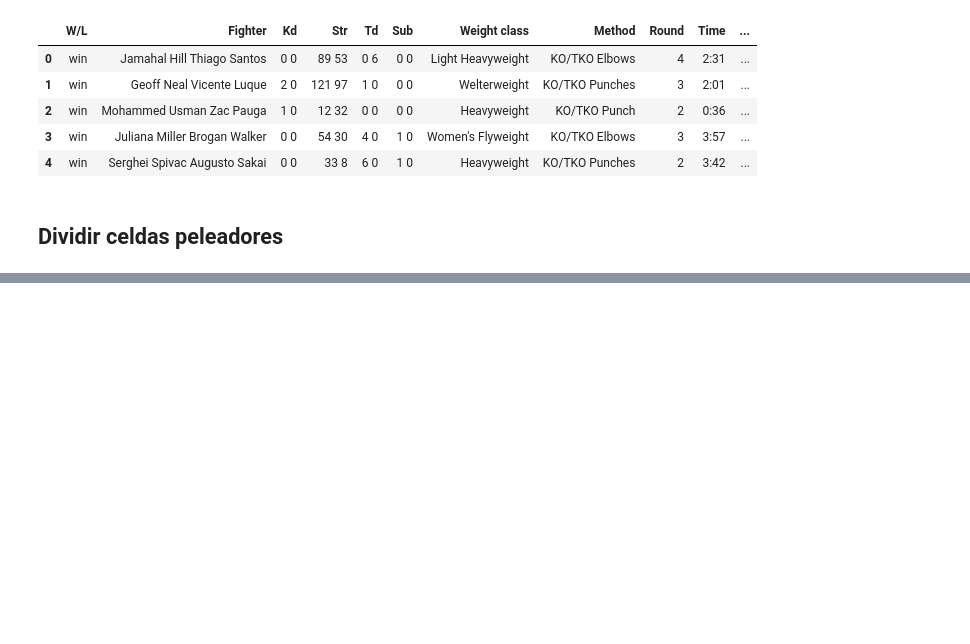
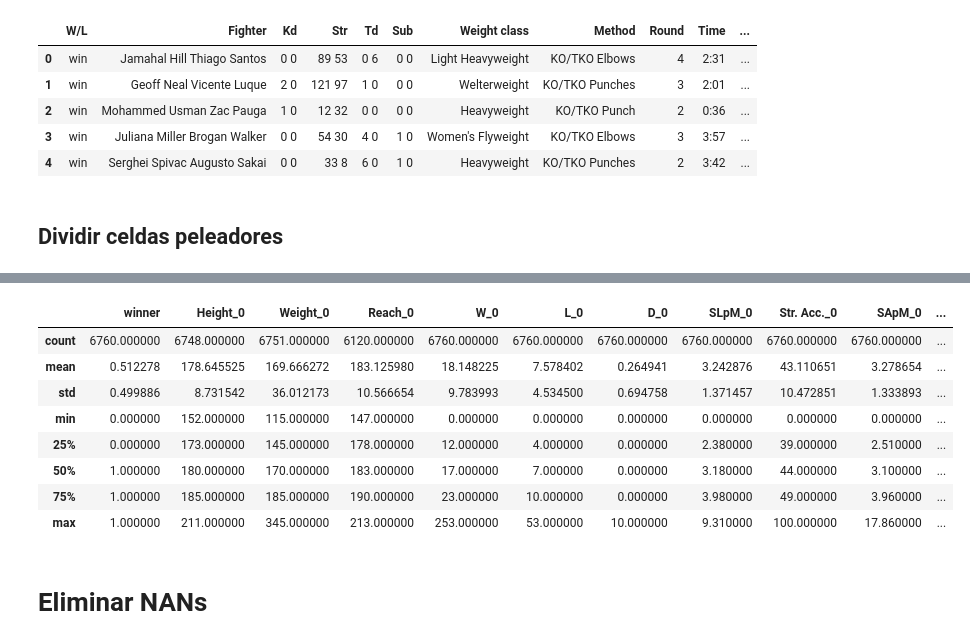
Before and after one commit to PacoRodriguezLozano/MoneyFighter, a Jupyter notebook: scraping_ufc.ipynb, the cells around one changed output, grey strips where cells are left out. Saved outputs shown, nothing was run; the diff lists cells and outputs as text; code cells hidden in the pictures; blank space fills up the shorter version.

```diff
--- a/scraping_ufc.ipynb
+++ b/scraping_ufc.ipynb
@@ -401,0 +673,2 @@ bouts.to_csv('bouts_UFC.csv', index=False)
+# %%
+df = pd.read_csv('./dataset_v2.csv')
@@ -401,0 +684,14 @@ bouts.to_csv('bouts_UFC.csv', index=False)
+# %%
+df.describe()
+# %% [output]
+|  | winner | Height_0 | Weight_0 | Reach_0 | W_0 | L_0 | D_0 | SLpM_0 | Str. Acc._0 | SApM_0 | ... |
+| count | 6760.000000 | 6748.000000 | 6751.000000 | 6120.000000 | 6760.000000 | 6760.000000 | 6760.000000 | 6760.000000 | 6760.000000 | 6760.000000 | ... |
+| mean | 0.512278 | 178.645525 | 169.666272 | 183.125980 | 18.148225 | 7.578402 | 0.264941 | 3.242876 | 43.110651 | 3.278654 | ... |
+| std | 0.499886 | 8.731542 | 36.012173 | 10.566654 | 9.783993 | 4.534500 | 0.694758 | 1.371457 | 10.472851 | 1.333893 | ... |
+| min | 0.000000 | 152.000000 | 115.000000 | 147.000000 | 0.000000 | 0.000000 | 0.000000 | 0.000000 | 0.000000 | 0.000000 | ... |
+| 25% | 0.000000 | 173.000000 | 145.000000 | 178.000000 | 12.000000 | 4.000000 | 0.000000 | 2.380000 | 39.000000 | 2.510000 | ... |
+| 50% | 1.000000 | 180.000000 | 170.000000 | 183.000000 | 17.000000 | 7.000000 | 0.000000 | 3.180000 | 44.000000 | 3.100000 | ... |
+| 75% | 1.000000 | 185.000000 | 185.000000 | 190.000000 | 23.000000 | 10.000000 | 0.000000 | 3.980000 | 49.000000 | 3.960000 | ... |
+| max | 1.000000 | 211.000000 | 345.000000 | 213.000000 | 253.000000 | 53.000000 | 10.000000 | 9.310000 | 100.000000 | 17.860000 | ... |
+# %% [markdown]
+# Eliminar NANs
```
Also changed, not shown: parts of 107 cells of this notebook, 1 other file.
